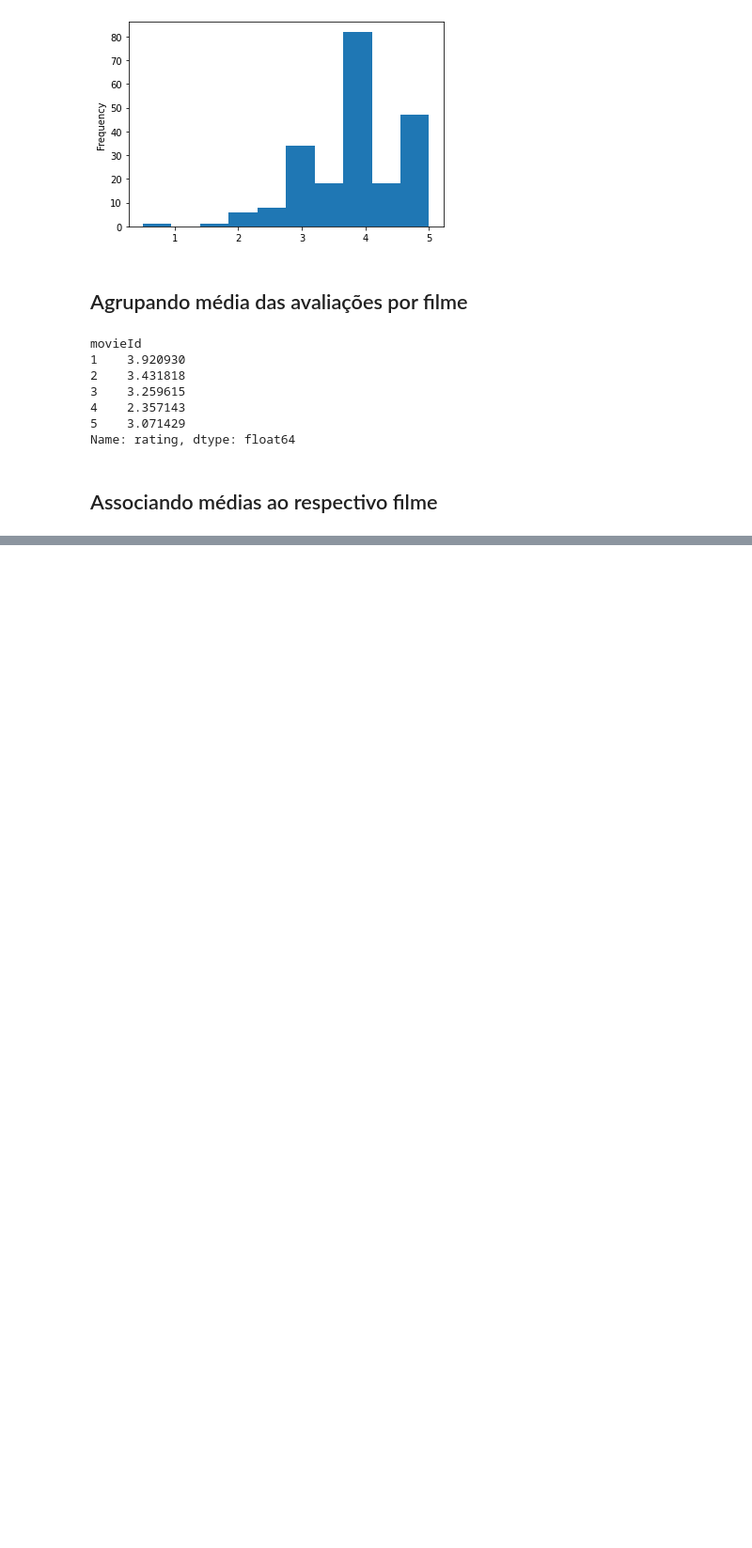
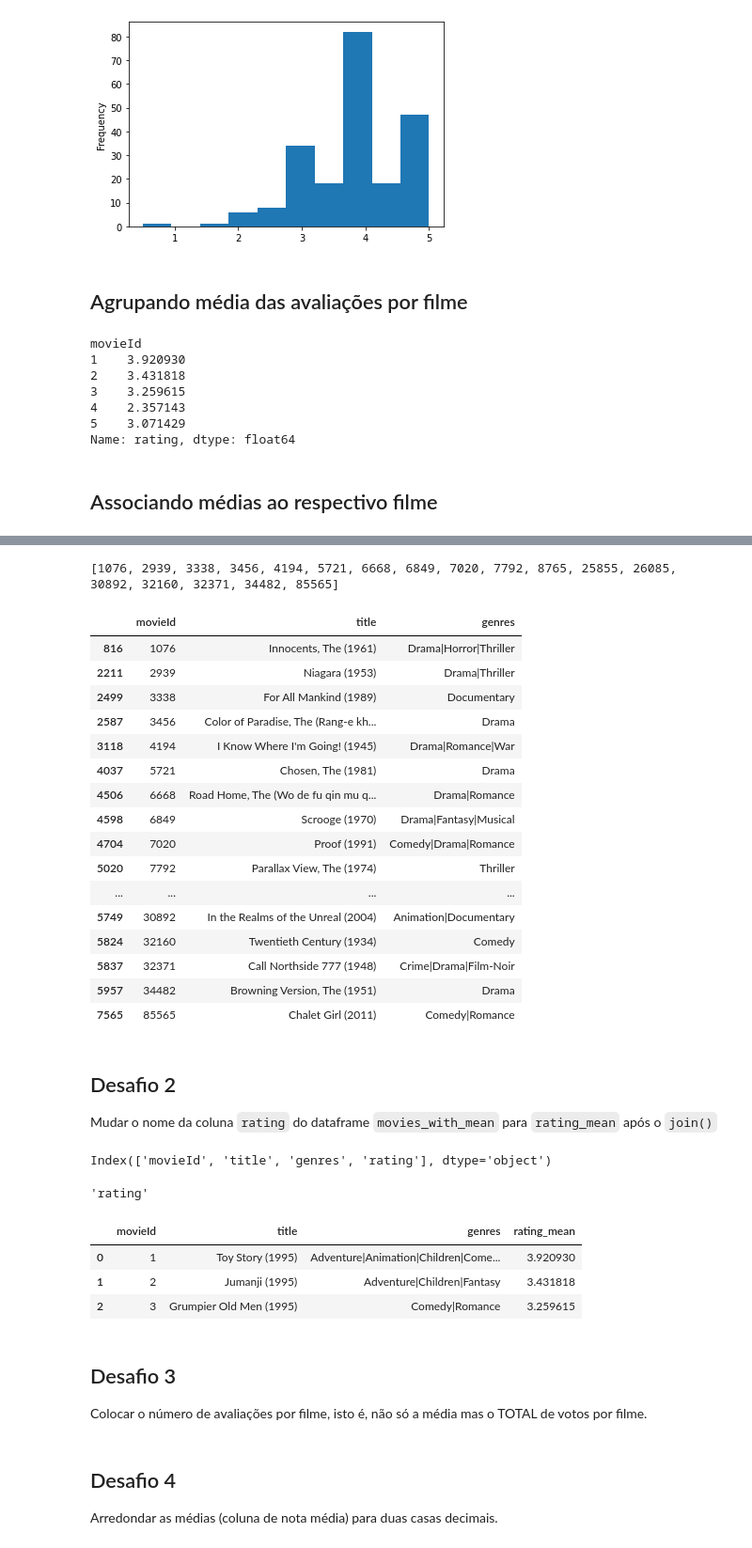
Before and after one commit to newtmagalhaes/QuarentenaDados, a Jupyter notebook: aulas/aula1/introduction.ipynb, the cells around one changed output, grey strips where cells are left out. Shown: that part at 94% size. Drawn from its saved outputs; the diff is of its cells as text; code cells hidden in the pictures; blank space fills up the shorter version.

Commit message:
Adicionando desafio 1 e 2 resolvidos

```diff
--- a/aulas/aula1/introduction.ipynb
+++ b/aulas/aula1/introduction.ipynb
@@ -130,0 +137,61 @@ movies_with_mean.head(10)
+# %%
+movies_movieId_list = movielens["movies"]["movieId"]
+rating_movieId_list = movielens["ratings"]["movieId"].unique()
+
+id_not_found = [idnumber for idnumber in movies_movieId_list if not (idnumber in rating_movieId_list)]
+print(id_not_found)
+
+movielens["movies"].query("movieId in {}".format(id_not_found))
+# %% [output]
+[1076, 2939, 3338, 3456, 4194, 5721, 6668, 6849, 7020, 7792, 8765, 25855, 26085, 30892, 32160, 32371, 34482, 85565]
+|  | movieId | title | genres |
+| 816 | 1076 | Innocents, The (1961) | Drama|Horror|Thriller |
+| 2211 | 2939 | Niagara (1953) | Drama|Thriller |
+| 2499 | 3338 | For All Mankind (1989) | Documentary |
+| 2587 | 3456 | Color of Paradise, The (Rang-e kh... | Drama |
+| 3118 | 4194 | I Know Where I'm Going! (1945) | Drama|Romance|War |
+| 4037 | 5721 | Chosen, The (1981) | Drama |
+| 4506 | 6668 | Road Home, The (Wo de fu qin mu q... | Drama|Romance |
+| 4598 | 6849 | Scrooge (1970) | Drama|Fantasy|Musical |
+| 4704 | 7020 | Proof (1991) | Comedy|Drama|Romance |
+| 5020 | 7792 | Parallax View, The (1974) | Thriller |
+| ... | ... | ... | ... |
+| 5749 | 30892 | In the Realms of the Unreal (2004) | Animation|Documentary |
+| 5824 | 32160 | Twentieth Century (1934) | Comedy |
+| 5837 | 32371 | Call Northside 777 (1948) | Crime|Drama|Film-Noir |
+| 5957 | 34482 | Browning Version, The (1951) | Drama |
+| 7565 | 85565 | Chalet Girl (2011) | Comedy|Romance |
+# %% [markdown]
+## Desafio 2
+
+Mudar o nome da coluna `rating` do dataframe `movies_with_mean` para `rating_mean` após o `join()`
+# %%
+movies_with_mean.columns
+# %% [output]
+Index(['movieId', 'title', 'genres', 'rating'], dtype='object')
+# %%
+movies_with_mean.columns[-1]
+# %% [output]
+'rating'
+# %%
+def coluna(column):
+    if column == 'rating':
+        return 'rating_mean'
+    else:
+        return column
+
+movies_with_mean.columns = [coluna(element) for element in movies_with_mean.columns]
+movies_with_mean.head(3)
+# %% [output]
+|  | movieId | title | genres | rating_mean |
+| 0 | 1 | Toy Story (1995) | Adventure|Animation|Children|Come... | 3.920930 |
+| 1 | 2 | Jumanji (1995) | Adventure|Children|Fantasy | 3.431818 |
+| 2 | 3 | Grumpier Old Men (1995) | Comedy|Romance | 3.259615 |
+# %% [markdown]
+## Desafio 3
+
+Colocar o número de avaliações por filme, isto é, não só a média mas o TOTAL de votos por filme.
+# %% [markdown]
+## Desafio 4
+
+Arredondar as médias (coluna de nota média) para duas casas decimais.
```
Also changed, not shown: parts of 8 cells of this notebook.
